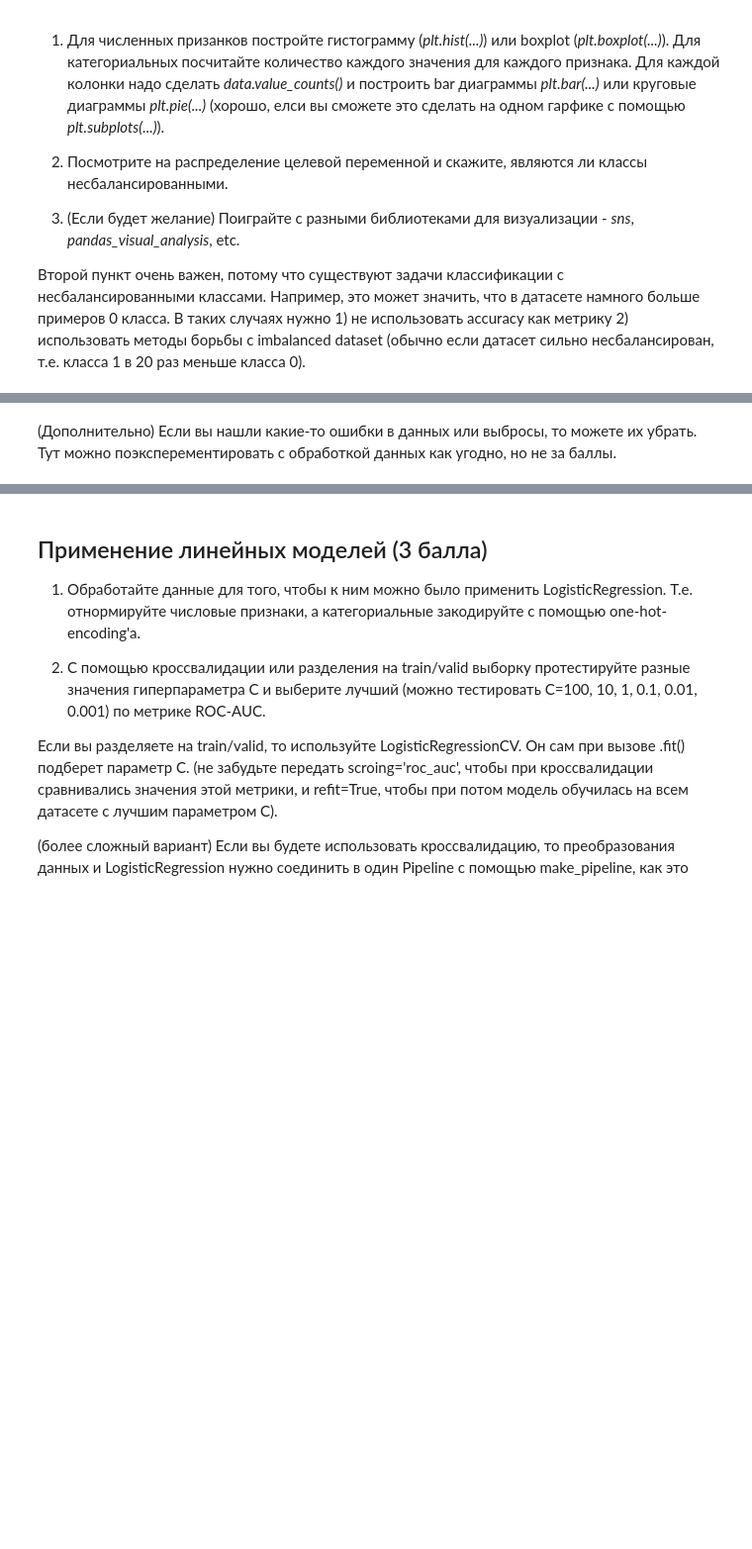
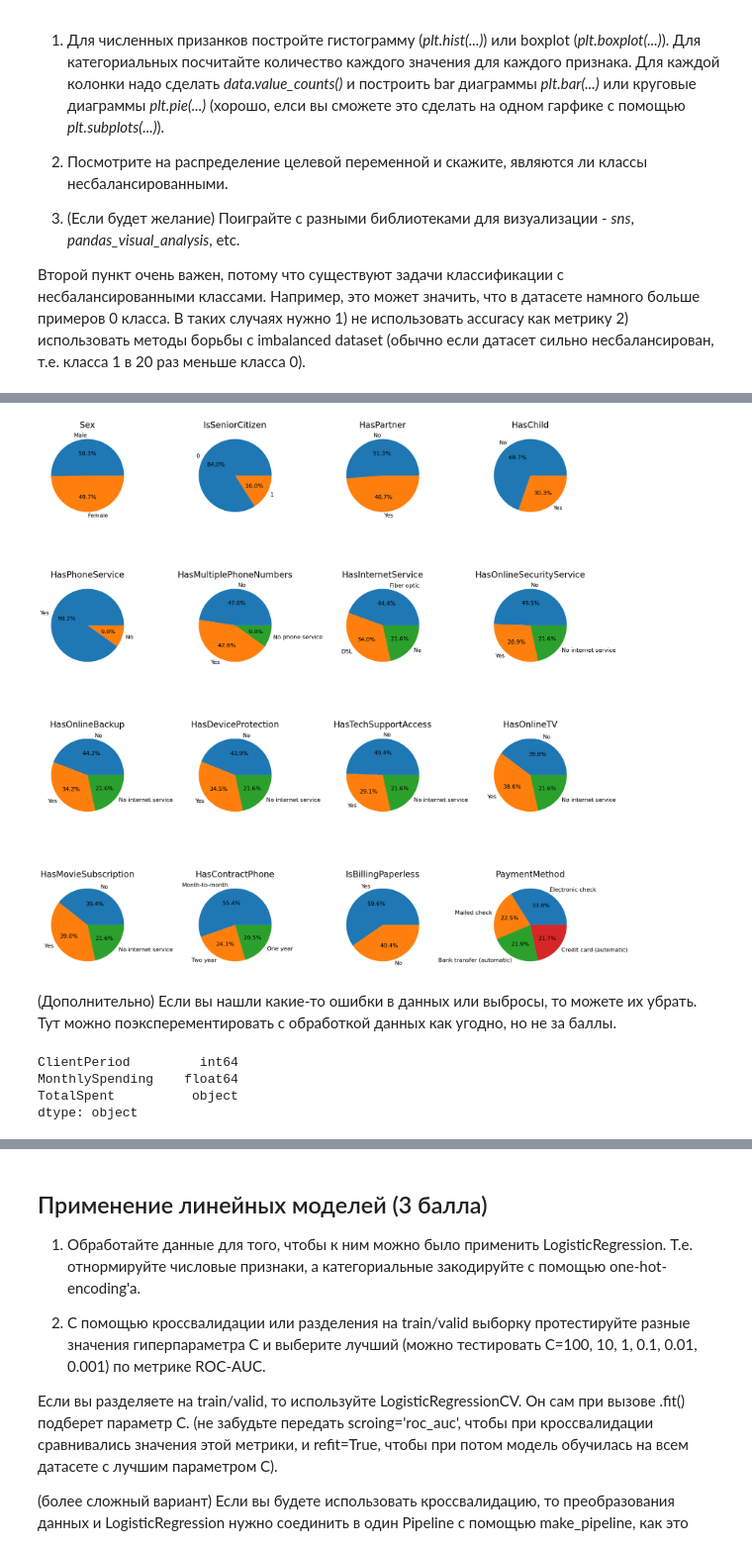
Before and after one commit to vrilphoton/DLS_Fall_25_1st_semester, a Jupyter notebook: hw_3_kaggle.ipynb, the cells around one changed output, grey strips where cells are left out. Shown at 99% size. Saved outputs shown, nothing was run; the diff lists cells and outputs as text; code cells hidden in the pictures; blank space fills up the shorter version.

```diff
--- a/hw_3_kaggle.ipynb
+++ b/hw_3_kaggle.ipynb
@@ -159,2 +285,17 @@ target_col = 'Churn'
+# %%
+fig, axs = plt.subplots(ncols=4, nrows=4, figsize=(24, 24))
+axs = axs.flatten()
+
+for col, ax in zip(cat_cols, axs):
+    value_counts = data[col].value_counts()
+    ax.pie(value_counts, labels=value_counts.index, textprops={'fontsize': 16}, radius=1.0, autopct='%1.1f%%')
+    ax.set_title(col, fontsize=24)
+
+
+
+plt.tight_layout(pad=4.0)
+plt.show()
+# %% [output]
+[figure, added]
 # %% [markdown]
 (Дополнительно) Если вы нашли какие-то ошибки в данных или выбросы, то можете их убрать. Тут можно поэксперементировать с обработкой данных как угодно, но не за баллы.
@@ -162,0 +302,7 @@ target_col = 'Churn'
+# %%
+print(data[num_cols].dtypes)
+# %% [output]
+ClientPeriod         int64
+MonthlySpending    float64
+TotalSpent          object
+dtype: object
```
Also changed, not shown: parts of 42 cells of this notebook.
